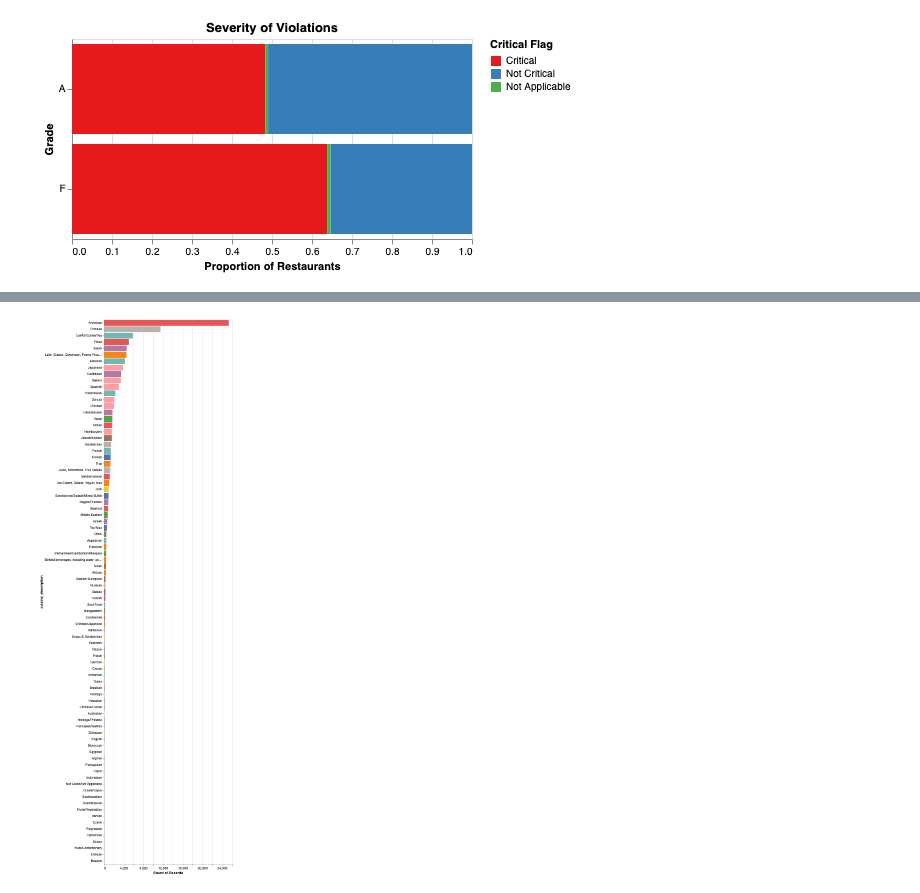
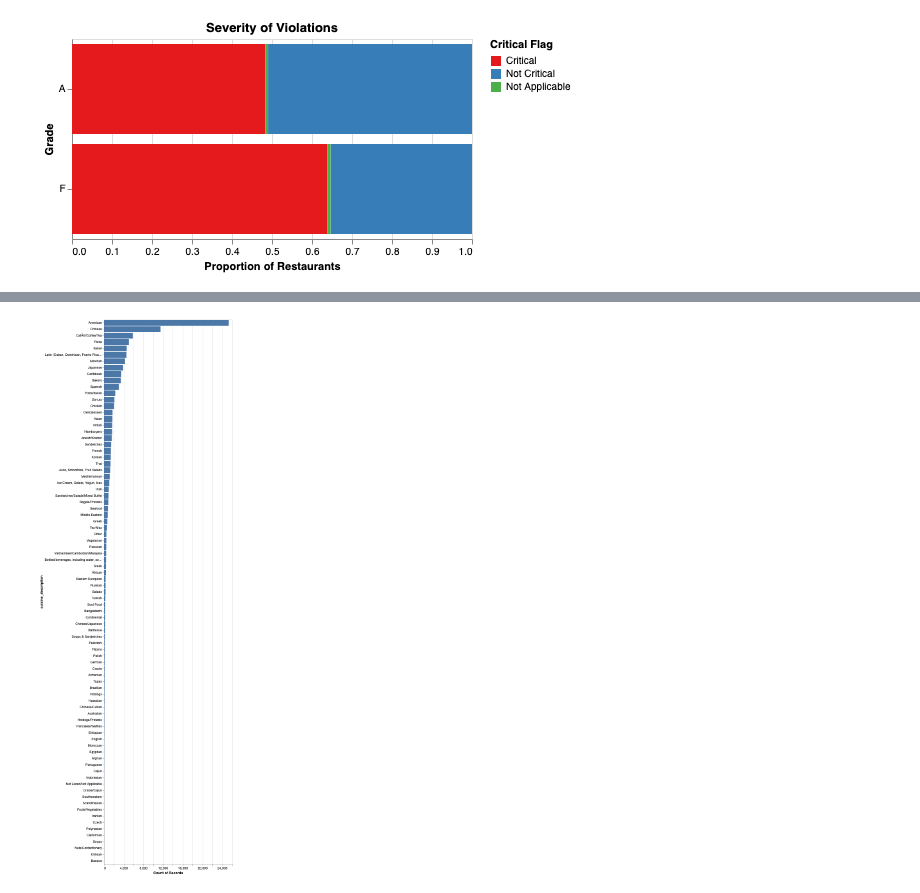
Before and after one commit to UBC-MDS/newyork_restaurant_grading, a Jupyter notebook: src/nyc_rest_eda.ipynb, the cells around one changed output, grey strips where cells are left out. Cells and saved outputs as stored; diff of their text form; code cells hidden in the pictures.

```diff
--- a/src/nyc_rest_eda.ipynb
+++ b/src/nyc_rest_eda.ipynb
@@ -155,18 +175,17 @@ Name: cuisine_description, dtype: int64
 # %%
 alt.Chart(
     train_df,
 ).mark_bar().encode(
     alt.X('count()'),
-    alt.Y('cuisine_description', sort='-x'),
-    alt.Color('cuisine_description', legend=None)
+    alt.Y('cuisine_description', sort='-x')
 ).transform_window(
     rank='rank(count())',
     sort=[alt.SortField('count()', order='descending')]
 ).transform_filter(
     alt.datum.rank < 10
 )
 # %% [output]
-[figure, old version]
+[figure, new version]
 # %%
 train_df
 # %% [output]
```
Also changed, not shown: parts of 4 cells of this notebook, 2 other files.
